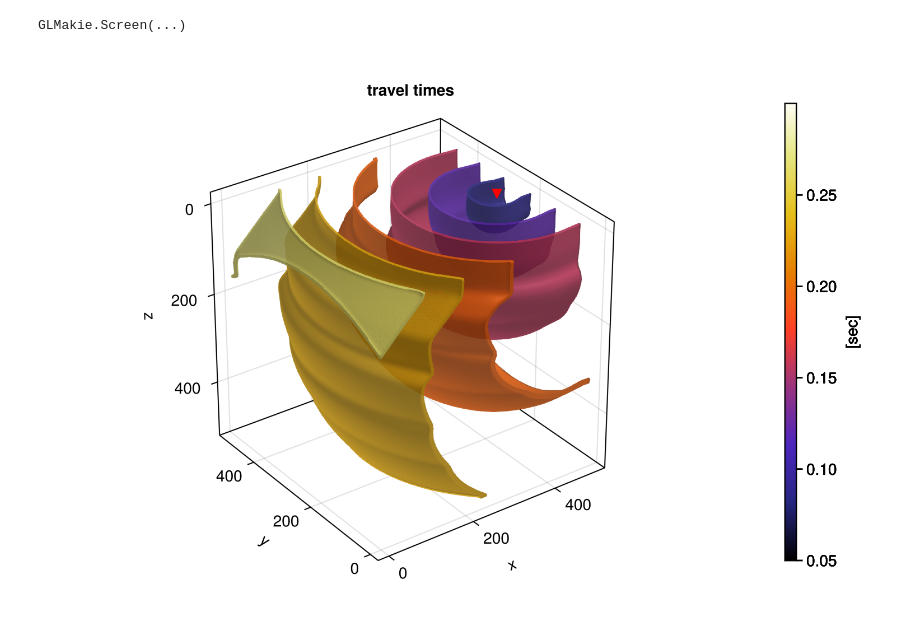
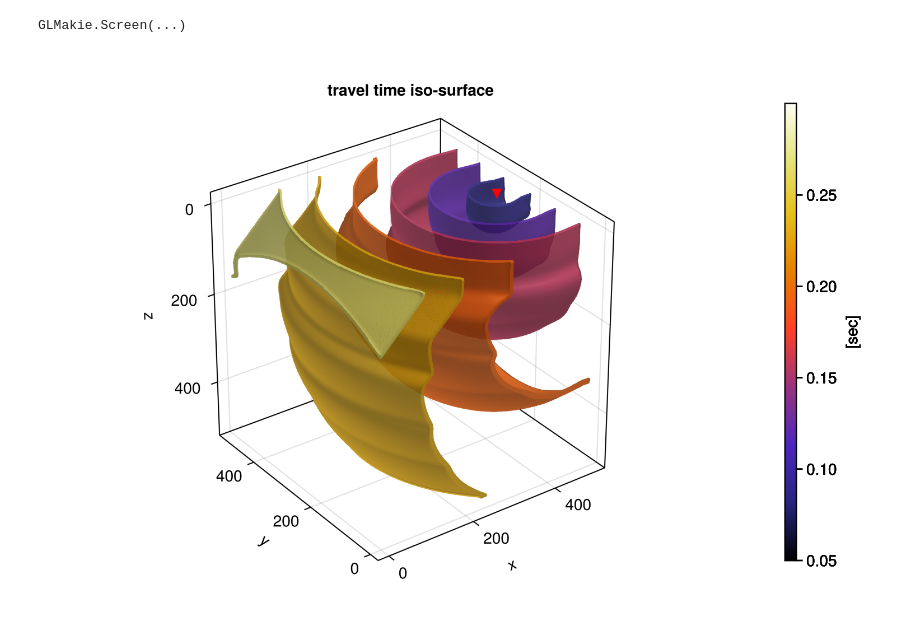
Before and after one commit to wtegtow/SeisTimes.jl, a Jupyter notebook: examples/wavefront_construction/tt_grid.ipynb, the cells around one changed output. Cells and saved outputs as stored; diff of their text form; code cells hidden in the pictures.

```diff
--- a/examples/tomography.ipynb
+++ b/examples/wavefront_construction/tt_grid.ipynb
@@ -136,41 +136,41 @@ display(fig)
 [figure]
 GLMakie.Screen(...)
 # %%
-# isosurface plot for one receiver
+# 3D isosurface plot for a single receiver
 
 receiver_index = 1
 
 tt_rev = reverse(tt[receiver_index,:,:,:], dims=3) # flip z axis for plot
 
 fig = Figure(size=(750,500))
-ax = Axis3(fig[1, 1],aspect=(1, 1, 1), title="travel times",
+ax = Axis3(fig[1, 1],aspect=(1, 1, 1), title="travel time iso-surface",
                 elevation=π/6,
                 azimuth = 1.3 * pi,
                 perspectiveness=0.1, zreversed=true)
 
 cmap = :CMRmap
 isovals = [0.05, 0.1, 0.15, 0.2, 0.25, 0.3]
 
 for (i,isoval) in enumerate(isovals)
 
 volume!(ax, x_coords[begin]..x_coords[end],
             y_coords[begin]..y_coords[end],
             z_coords[end]..z_coords[begin],
             tt_rev,
         algorithm=:iso, isorange=0.001, isovalue=isoval,
         colormap=cmap, alpha=0.9)
 
 rx, ry, rz = receivers[receiver_index]
 scatter!(ax, [rx], [ry], [rz],  color=:red, marker=:dtriangle, markersize=12)
 Colorbar(fig[1,2],
     colormap = cmap,
     limits = (minimum(isovals), maximum(isovals)),
     label = "[sec]",
     width=10
 )
 
 end
 
 fig
 # %% [output]
-[figure, old version]
+[figure, new version]
```
Also changed, not shown: parts of 1 cell of this notebook, 12 other files.
